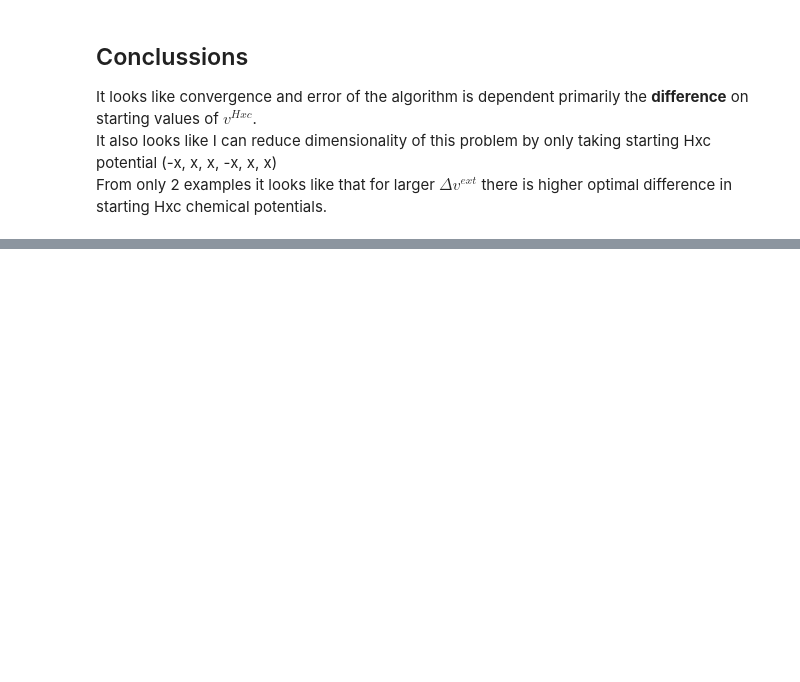
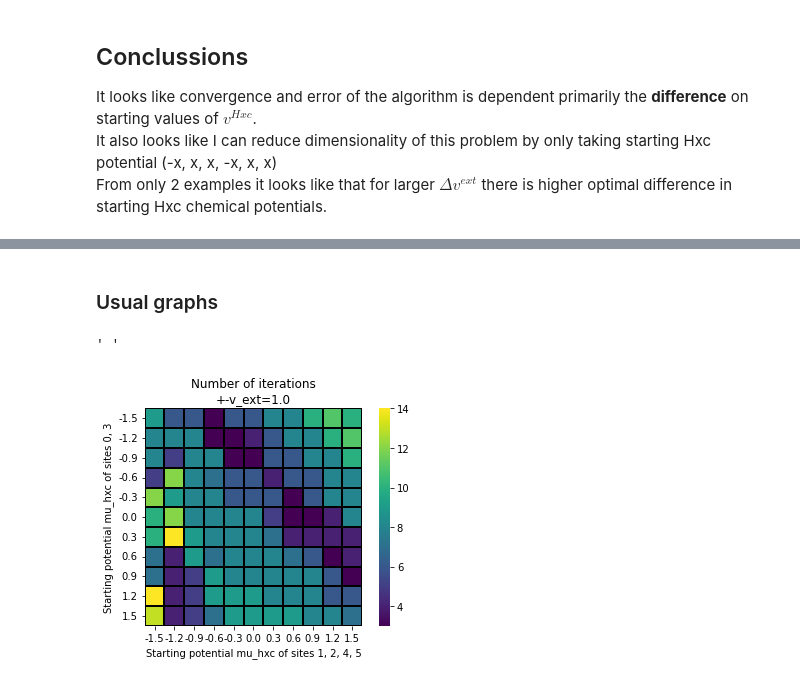
Before and after one commit to mrgulin/Single_shot, a Jupyter notebook: LPFET/6ring2.ipynb, the cells around one changed output, grey strips where cells are left out. Saved outputs shown, nothing was run; the diff lists cells and outputs as text; code cells hidden in the pictures; blank space fills up the shorter version.

```diff
--- a/LPFET/6ring2.ipynb
+++ b/LPFET/6ring2.ipynb
@@ -603,0 +759,21 @@ From only 2 examples it looks like that for larger $\Delta v^{ext}$ there is hig
+# %% [markdown]
+### Usual graphs
+# %%
+
+iter_num_exaggerated = np.array(iter_num).copy() + 1
+# iter_num_exaggerated[iter_num_exaggerated == 20 ] = np.nan
+# plt.imshow(iter_num_exaggerated, cmap='viridis', interpolation='nearest')
+# plt.colorbar()
+sns.heatmap(iter_num_exaggerated, mask=(iter_num_exaggerated == 20), square=True, linewidths=0.01, linecolor='k', cmap='viridis');
+plt.title('Number of iterations\n+-v_ext=1.0')
+plt.gca().set_xticks(np.arange(len(x))+0.5)
+plt.gca().set_yticks(np.arange(len(x))+0.5)
+plt.yticks(rotation= 0)
+plt.gca().set_xticklabels([f'{i:.1f}' for i in x])
+plt.gca().set_yticklabels([f'{i:.1f}' for i in x])
+plt.xlabel('Starting potential mu_hxc of sites 1, 2, 4, 5')
+plt.ylabel('Starting potential mu_hxc of sites 0, 3')
+' '
+# %% [output]
+' '
+[figure, added]
```
Also changed, not shown: parts of 23 cells of this notebook.
